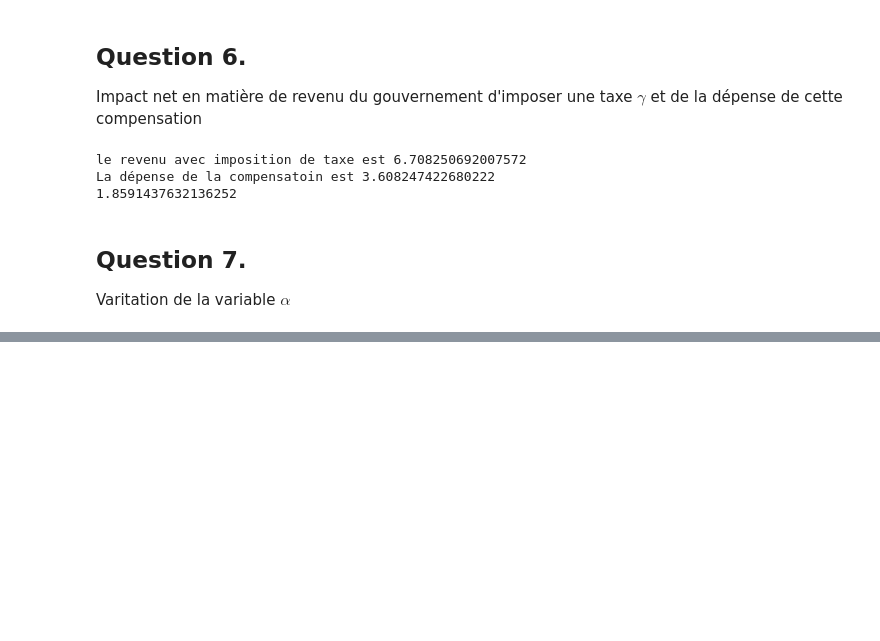
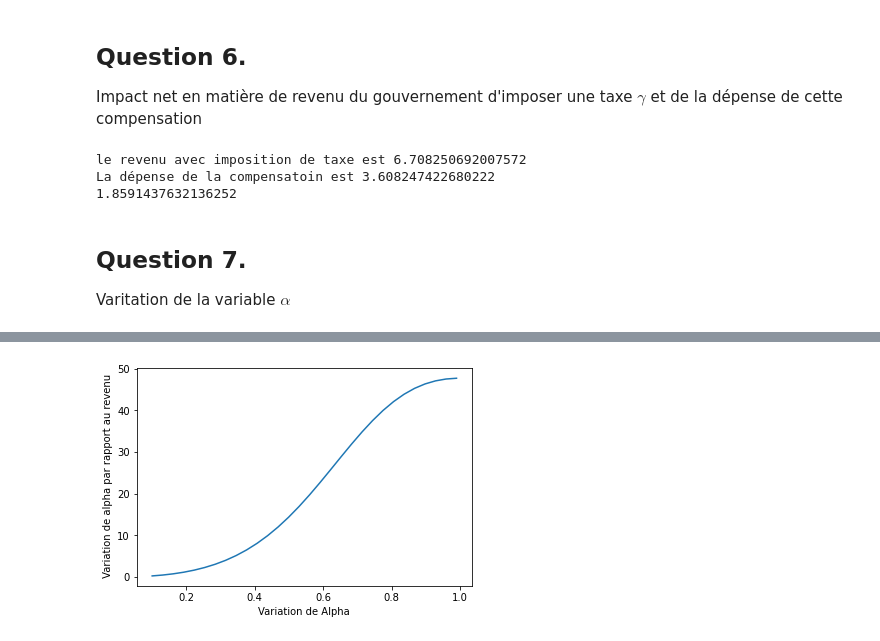
Before and after one commit to LoubnaMek/Microeconomie, a Jupyter notebook: tp_micro.ipynb, the cells around one changed output, grey strips where cells are left out. Cells and saved outputs as stored; diff of their text form; code cells hidden in the pictures; blank space fills up the shorter version.

```diff
--- a/tp_micro.ipynb
+++ b/tp_micro.ipynb
@@ -289,0 +294,15 @@ plt.show()
+# %%
+#Variation de ALpha par rapport au revenu
+
+alphas = np.linspace(0.1,0.99,30)
+
+alpha_revenu = [(cstar_cmp (2,0.1,1,alpha,0.5,100)*pc*tpc) for alpha in alphas]
+
+
+plt.figure()
+plt.plot(alphas,alpha_cmp)
+plt.xlabel('Variation de Alpha')
+plt.ylabel(' Variation de alpha par rapport au revenu')
+plt.show()
+# %% [output]
+[figure, added]
```
Also changed, not shown: parts of 15 cells of this notebook.
